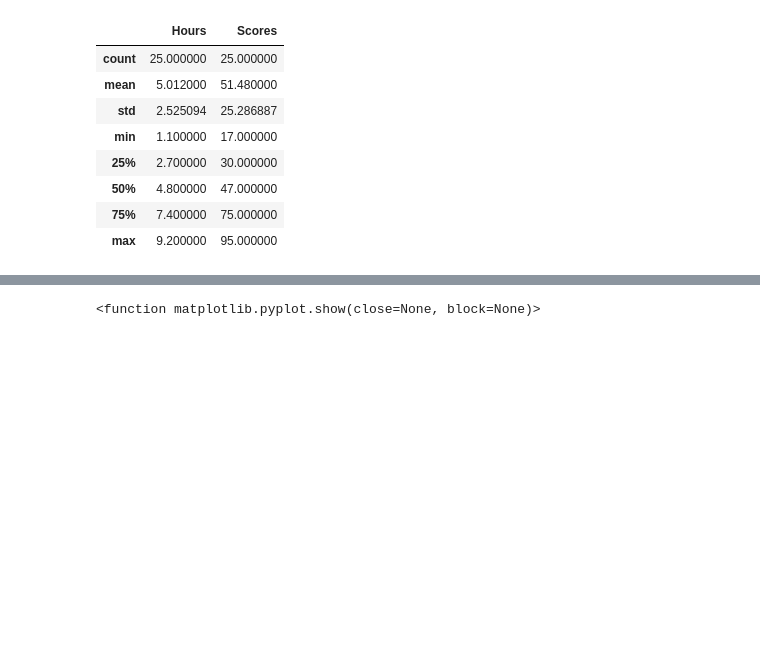
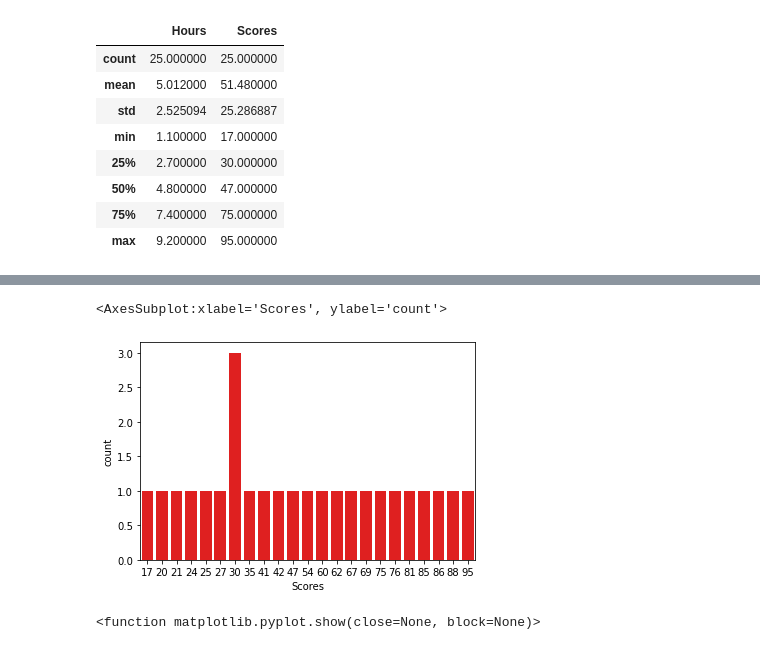
Before and after one commit to TanmayR07/Task-1-The-Sparks-Foundation--Supervised-ML, a Jupyter notebook: Task 1- Prediction using Supervised Learning- Tanmay Rathod.ipynb, the cells around one changed output, grey strips where cells are left out. Cells and saved outputs as stored; diff of their text form; code cells hidden in the pictures; blank space fills up the shorter version.

```diff
--- a/Task 1- Prediction using Supervised Learning- Tanmay Rathod.ipynb
+++ b/Task 1- Prediction using Supervised Learning- Tanmay Rathod.ipynb
@@ -49,3 +72,8 @@ data.describe()
+# %%
+sns.countplot(x = 'Scores', data=data, color = 'red')
+# %% [output]
+<AxesSubplot:xlabel='Scores', ylabel='count'>
+[figure, added]
 # %%
 #Plotting data on a 2-D graph.
 data.plot(x= 'Hours', y='Scores',style ='o')
```
Also changed, not shown: parts of 4 cells of this notebook, 1 other file.
